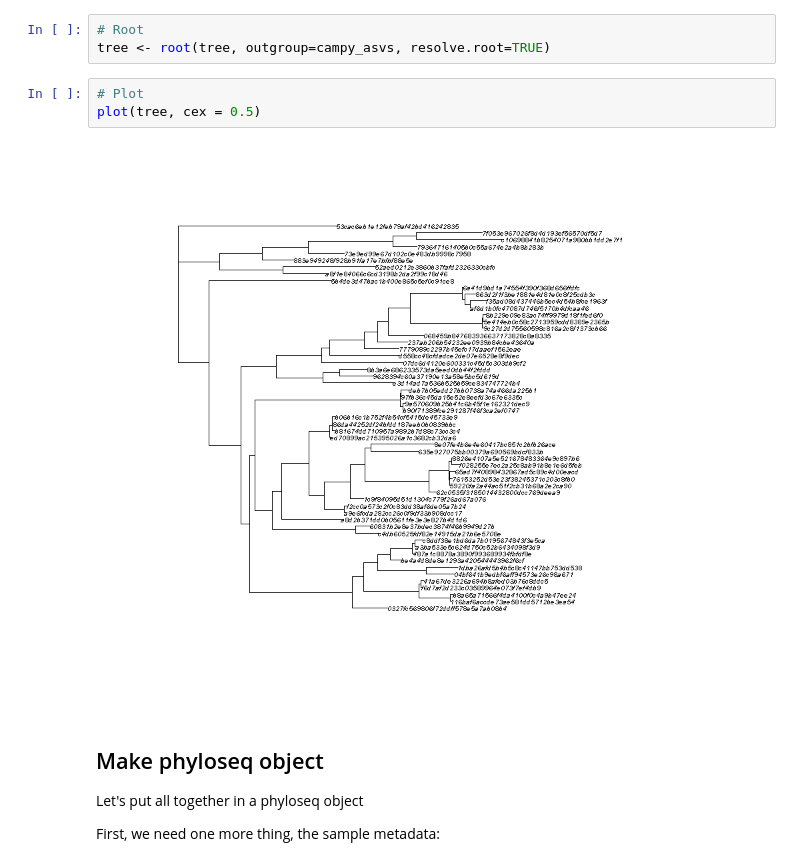
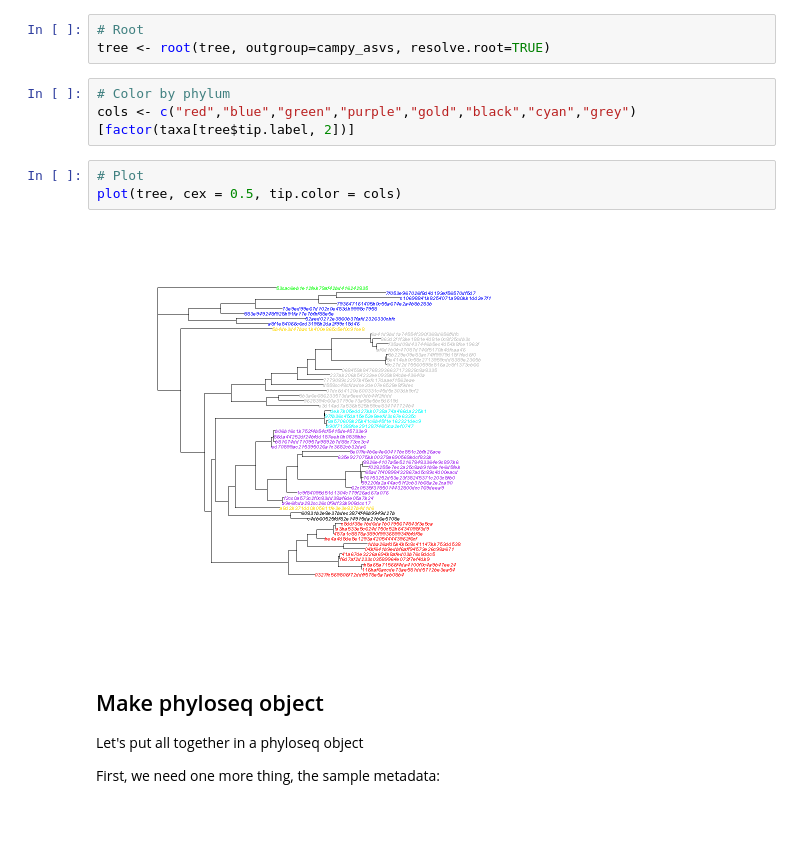
Before and after one commit to microUCPH/amplicon_data_analysis, a Jupyter notebook: ipynb/dada2.ipynb, the cells around one changed output. Drawn from its saved outputs; the diff is of its cells as text; blank space fills up the shorter version.

```diff
--- a/ipynb/dada2.ipynb
+++ b/ipynb/dada2.ipynb
@@ -334,11 +373,14 @@ campy_asvs <- rownames(taxa)[taxa[, "Phylum"] == "Campylobacterota"]
 # %%
 # Root
 tree <- root(tree, outgroup=campy_asvs, resolve.root=TRUE)
+# %%
+# Color by phylum
+cols <- c("red","blue","green","purple","gold","black","cyan","grey")[factor(taxa[tree$tip.label, 2])]
 # %%
 # Plot
-plot(tree, cex = 0.5)
+plot(tree, cex = 0.5, tip.color = cols)
 # %% [output]
-[figure, old version]
+[figure, new version]
 # %% [markdown]
 ## Make phyloseq object <a class="anchor" id="physeq"></a>
 Let's put all together in a phyloseq object
```
Also changed, not shown: parts of 16 cells of this notebook, 44 other files.
